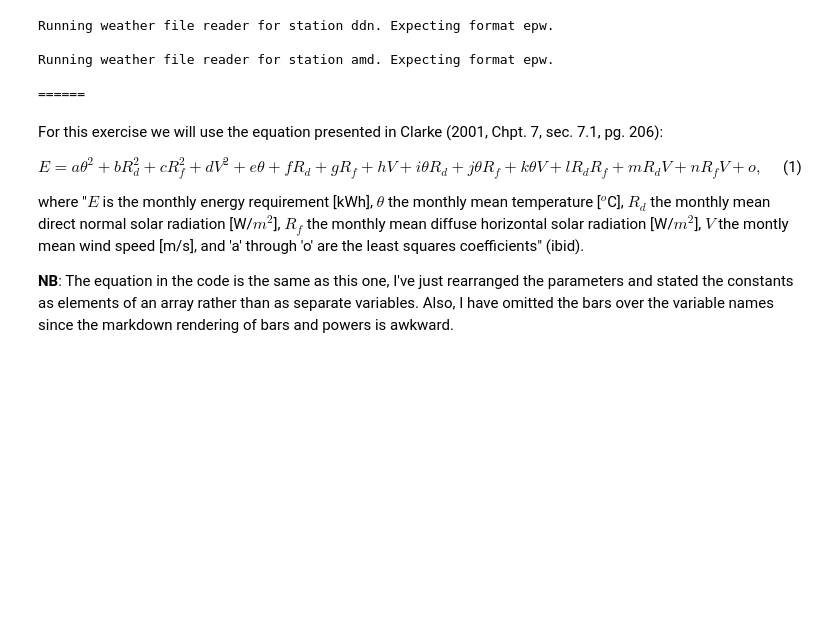
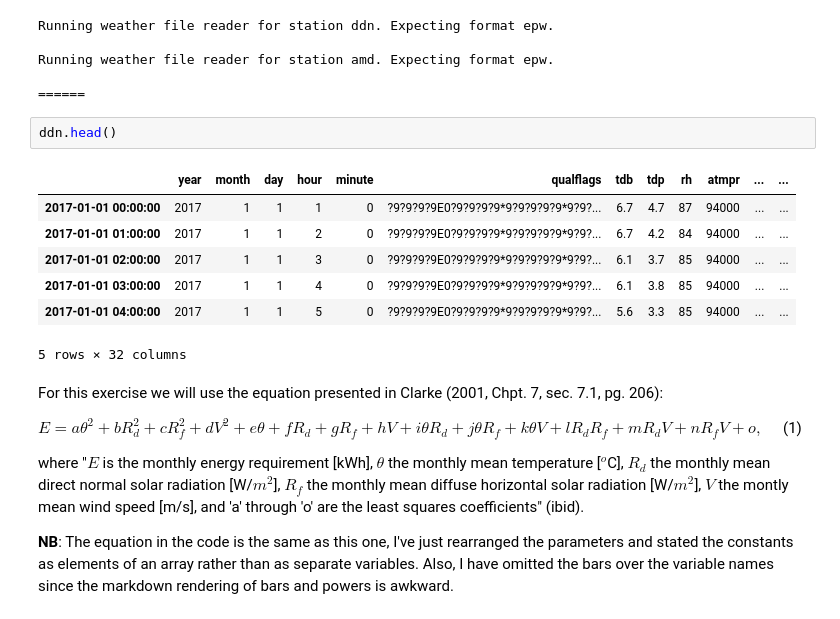
Before and after one commit to paragrastogi/CEPT_Workshop_January2020, a Jupyter notebook: lib/tutorial_v00.ipynb, the cells around one changed output. Drawn from its saved outputs; the diff is of its cells as text; blank space fills up the shorter version.

```diff
--- a/lib/tutorial_v00.ipynb
+++ b/lib/tutorial_v00.ipynb
@@ -50,6 +50,16 @@ Running weather file reader for station ddn. Expecting format epw.
 Running weather file reader for station amd. Expecting format epw.
 
 ======
+# %%
+ddn.head()
+# %% [output]
+|  | year | month | day | hour | minute | qualflags | tdb | tdp | rh | atmpr | ... | ... |
+| 2017-01-01 00:00:00 | 2017 | 1 | 1 | 1 | 0 | ?9?9?9?9E0?9?9?9?9*9?9?9?9?9*9?9?... | 6.7 | 4.7 | 87 | 94000 | ... | ... |
+| 2017-01-01 01:00:00 | 2017 | 1 | 1 | 2 | 0 | ?9?9?9?9E0?9?9?9?9*9?9?9?9?9*9?9?... | 6.7 | 4.2 | 84 | 94000 | ... | ... |
+| 2017-01-01 02:00:00 | 2017 | 1 | 1 | 3 | 0 | ?9?9?9?9E0?9?9?9?9*9?9?9?9?9*9?9?... | 6.1 | 3.7 | 85 | 94000 | ... | ... |
+| 2017-01-01 03:00:00 | 2017 | 1 | 1 | 4 | 0 | ?9?9?9?9E0?9?9?9?9*9?9?9?9?9*9?9?... | 6.1 | 3.8 | 85 | 94000 | ... | ... |
+| 2017-01-01 04:00:00 | 2017 | 1 | 1 | 5 | 0 | ?9?9?9?9E0?9?9?9?9*9?9?9?9?9*9?9?... | 5.6 | 3.3 | 85 | 94000 | ... | ... |
+5 rows × 32 columns
 # %% [markdown]
 For this exercise we will use the equation presented in Clarke (2001, Chpt. 7, sec. 7.1, pg. 206):
 
```
Also changed, not shown: parts of 17 cells of this notebook.
